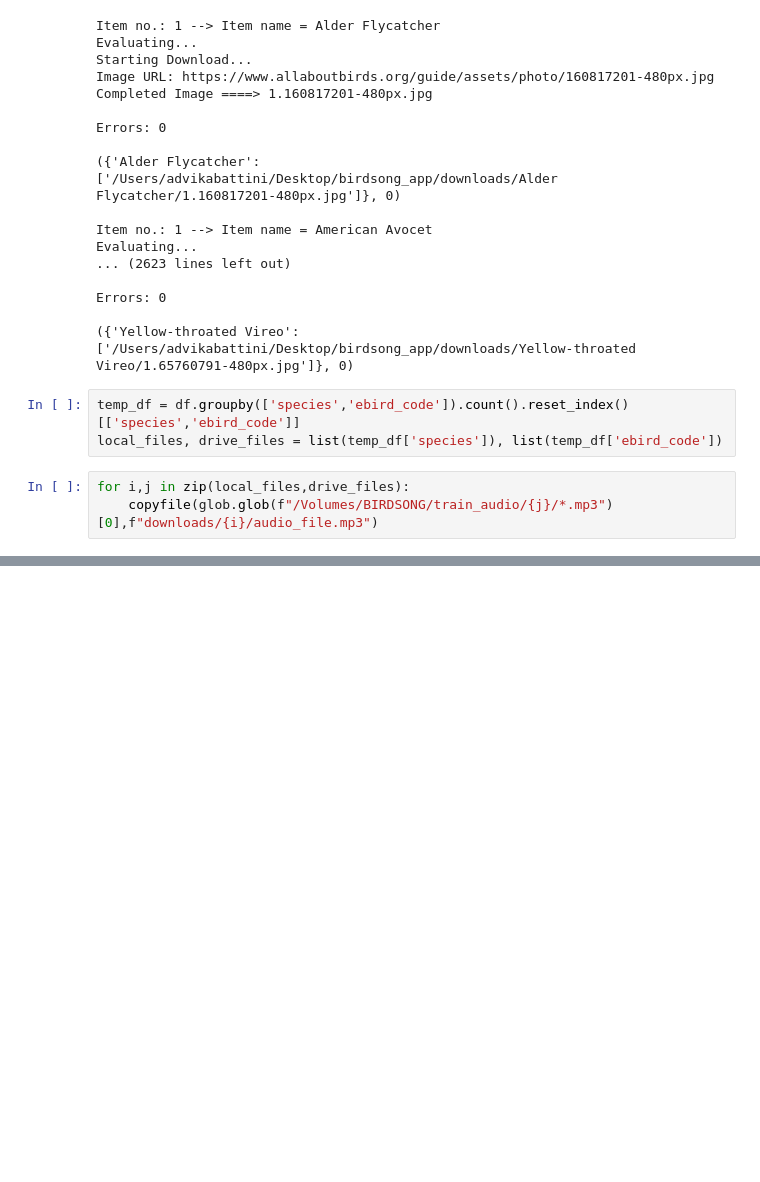
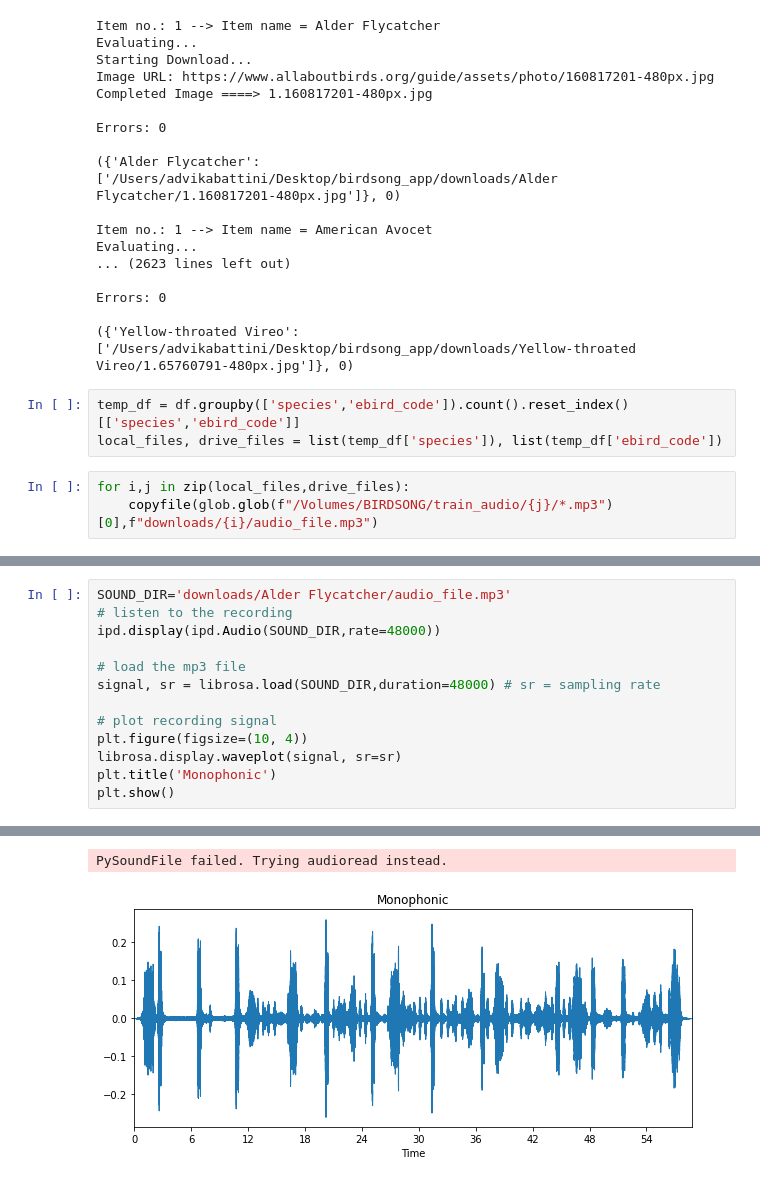
Before and after one commit to advika18/birdsong, a Jupyter notebook: preprocessing.ipynb, the cells around one changed output, grey strips where cells are left out. Saved outputs shown, nothing was run; the diff lists cells and outputs as text; blank space fills up the shorter version.

```diff
--- a/preprocessing.ipynb
+++ b/preprocessing.ipynb
@@ -77,0 +96,14 @@ for i,j in zip(local_files,drive_files):
+# %%
+SOUND_DIR='downloads/Alder Flycatcher/audio_file.mp3'
+# listen to the recording
+ipd.display(ipd.Audio(SOUND_DIR,rate=48000))
+
+# load the mp3 file
+signal, sr = librosa.load(SOUND_DIR,duration=48000) # sr = sampling rate
+
+# plot recording signal
+plt.figure(figsize=(10, 4))
+librosa.display.waveplot(signal, sr=sr)
+plt.title('Monophonic')
+plt.show()
+# %% [output]
@@ -77,0 +111,2 @@ for i,j in zip(local_files,drive_files):
+PySoundFile failed. Trying audioread instead.
+[figure, added]
```
Also changed, not shown: parts of 4 cells of this notebook.
